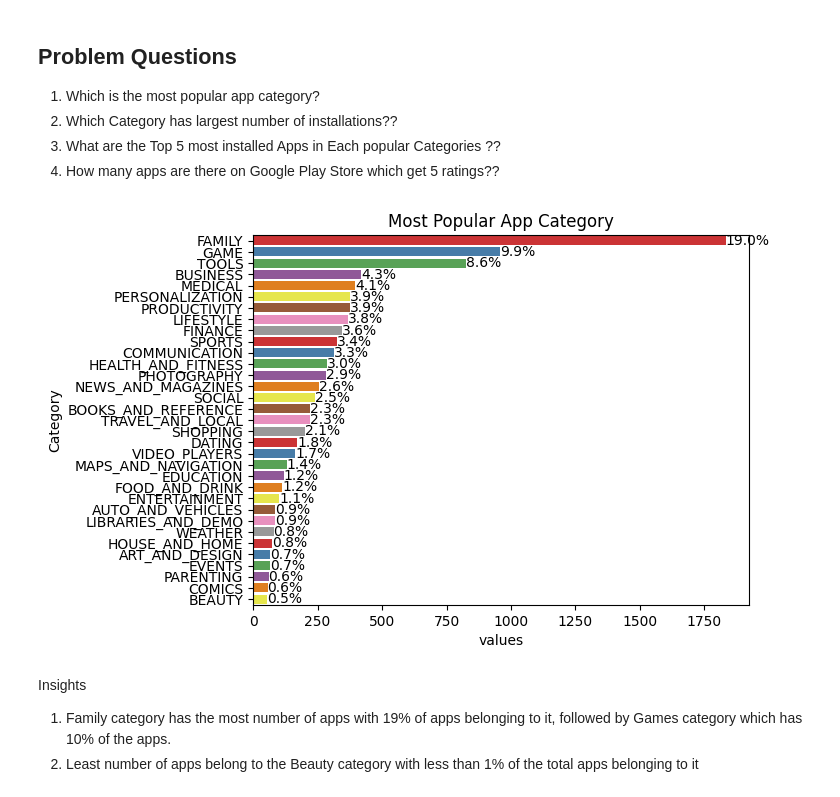
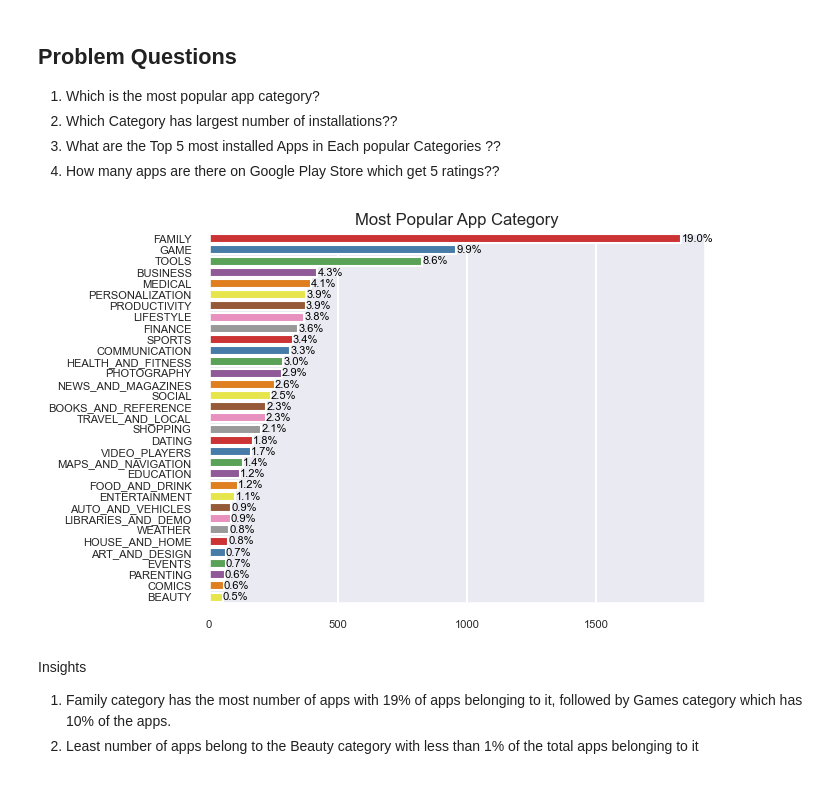
Before and after one commit to Amypearl/GoogleplaystoreEDA, a Jupyter notebook: EDAwithvscode.ipynb, the cells around one changed output. Cells and saved outputs as stored; diff of their text form; code cells hidden in the pictures.

```diff
--- a/EDAwithvscode.ipynb
+++ b/EDAwithvscode.ipynb
@@ -23,7 +14,7 @@ warnings.filterwarnings("ignore")
 # %%
 ## Loading the dataset
 
-df = pd.read_csv('https://raw.githubusercontent.com/krishnaik06/playstore-Dataset/main/googleplaystore.csv')
+df = pd.read_csv('googleplaystore.csv')
 # %% [markdown]
 ## Observation of Basic characteristics of the Dataset
 # %%
@@ -502,20 +497,28 @@ Observation: Size is strongly positively correlated to Current Ver
 3. What are the Top 5 most installed Apps in Each popular Categories ??
 4. How many apps are there on Google Play Store which get 5 ratings??
 # %%
-#Most popular App Category
+# Most popular App Category
 category_counts = df_copy['Category'].value_counts()
 category_percentages = (category_counts / len(df_copy)) * 100
 category_order = category_counts.index
+
+# Create the count plot with category order
+sns.countplot(y='Category', data=df_copy, order=category_order, palette='Set1')
+
+# Add percentage labels to the bars
 for index, value in enumerate(category_counts):
     percentage = category_percentages[index]
-    plt.text(value, index, f'{percentage:.1f}%', va='center', ha='left', color='black')
-sns.countplot(y= 'Category', data=df_copy, order= category_order, palette='Set1')
-plt.title('Most Popular App Category')
-plt.xlabel('values')
-plt.ylabel('Category')
+    plt.text(value, index, f'{percentage:.1f}%', va='center', ha='left', color='black', fontsize=8)
+
+# Adding title and labels
+plt.title('Most Popular App Category', size=12)
+plt.xlabel('')
+plt.ylabel('')
+plt.xticks(fontsize= 8)
+plt.yticks(fontsize= 8)
 plt.show()
 # %% [output]
-[figure, old version]
+[figure, new version]
 # %% [markdown]
 Insights
 1. Family category has the most number of apps with 19% of apps belonging to it, followed by Games category which has 10% of the apps.
```
Also changed, not shown: parts of 11 cells of this notebook, 1 other file.
